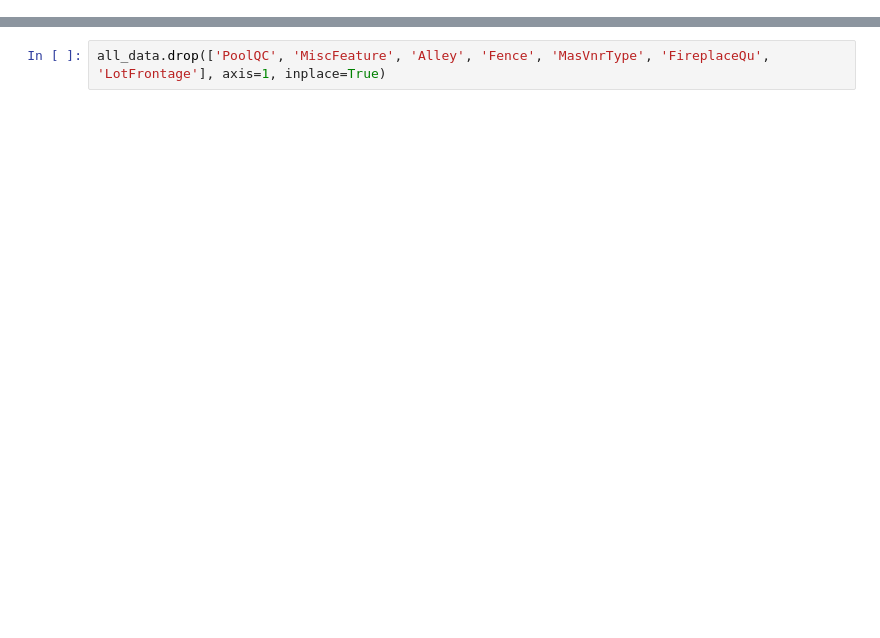
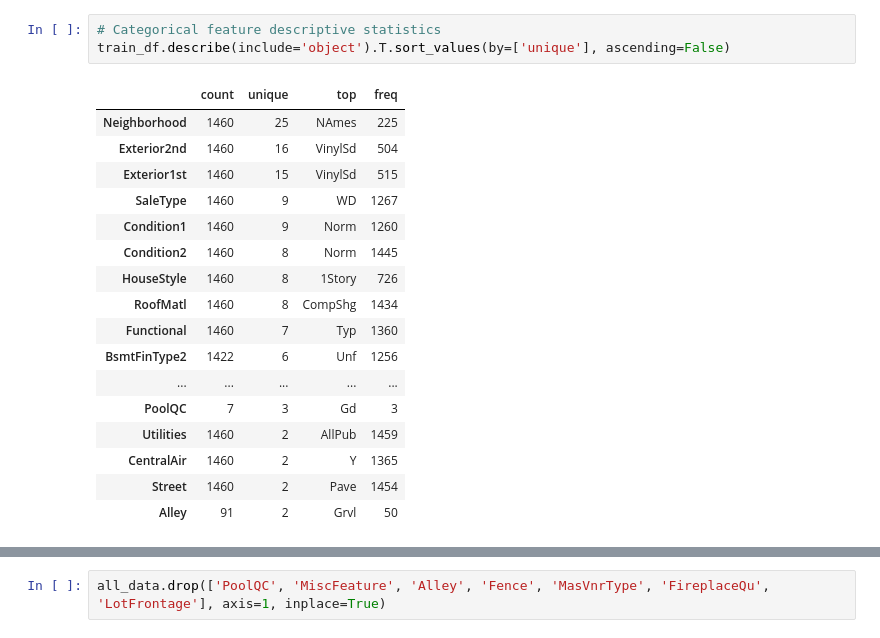
Before and after one commit to daniilolider/Kaggle-Housing-Prices, a Jupyter notebook: House Prices.ipynb, the cells around one changed output, grey strips where cells are left out. Saved outputs shown, nothing was run; the diff lists cells and outputs as text; blank space fills up the shorter version.

```diff
--- a/House Prices.ipynb
+++ b/House Prices.ipynb
@@ -9,0 +50,21 @@ test_df['SalePrice'] = 0
+# %%
+# Categorical feature descriptive statistics
+train_df.describe(include='object').T.sort_values(by=['unique'], ascending=False)
+# %% [output]
+|  | count | unique | top | freq |
+| Neighborhood | 1460 | 25 | NAmes | 225 |
+| Exterior2nd | 1460 | 16 | VinylSd | 504 |
+| Exterior1st | 1460 | 15 | VinylSd | 515 |
+| SaleType | 1460 | 9 | WD | 1267 |
+| Condition1 | 1460 | 9 | Norm | 1260 |
+| Condition2 | 1460 | 8 | Norm | 1445 |
+| HouseStyle | 1460 | 8 | 1Story | 726 |
+| RoofMatl | 1460 | 8 | CompShg | 1434 |
+| Functional | 1460 | 7 | Typ | 1360 |
+| BsmtFinType2 | 1422 | 6 | Unf | 1256 |
+| ... | ... | ... | ... | ... |
+| PoolQC | 7 | 3 | Gd | 3 |
+| Utilities | 1460 | 2 | AllPub | 1459 |
+| CentralAir | 1460 | 2 | Y | 1365 |
+| Street | 1460 | 2 | Pave | 1454 |
+| Alley | 91 | 2 | Grvl | 50 |
```
Also changed, not shown: parts of 44 cells of this notebook, 1 other file.
